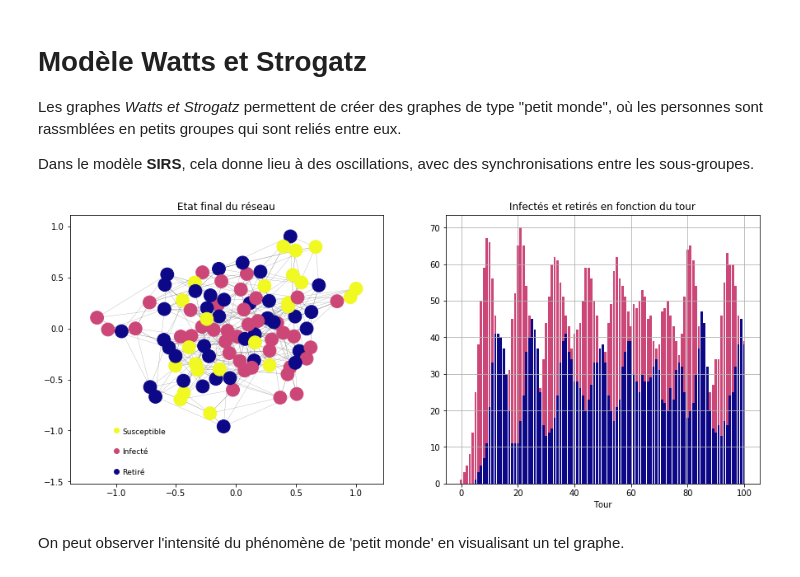
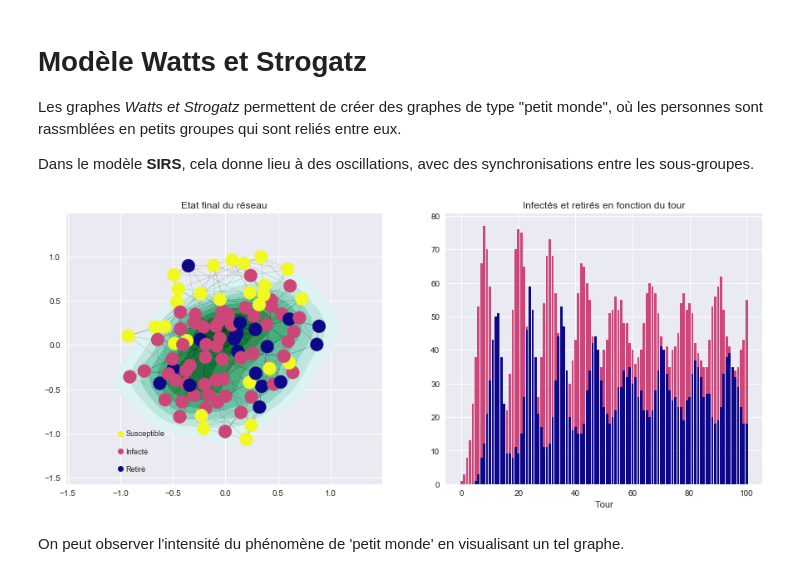
Before and after one commit to farid-fari/epidemics, a Jupyter notebook: epidemics/Exemples.ipynb, the cells around one changed output. Saved outputs shown, nothing was run; the diff lists cells and outputs as text; code cells hidden in the pictures.

```diff
--- a/epidemics/Exemples.ipynb
+++ b/epidemics/Exemples.ipynb
@@ -66,9 +76,9 @@ Les graphes *Watts et Strogatz* permettent de créer des graphes de type "petit
 Dans le modèle **SIRS**, cela donne lieu à des oscillations, avec des synchronisations entre les sous-groupes.
 # %%
 g = nx.watts_strogatz_graph(100, 6, 0.5)
-sirs.plot(graph=g, p=0.2, turns=100)
+sirs_heat.plot(graph=g, p=0.2, turns=100)
 # %% [output]
-[figure, old version]
+[figure, new version]
 # %% [markdown]
 On peut observer l'intensité du phénomène de 'petit monde' en visualisant un tel graphe.
 # %%
```
Also changed, not shown: parts of 6 cells of this notebook, 3 other files.
